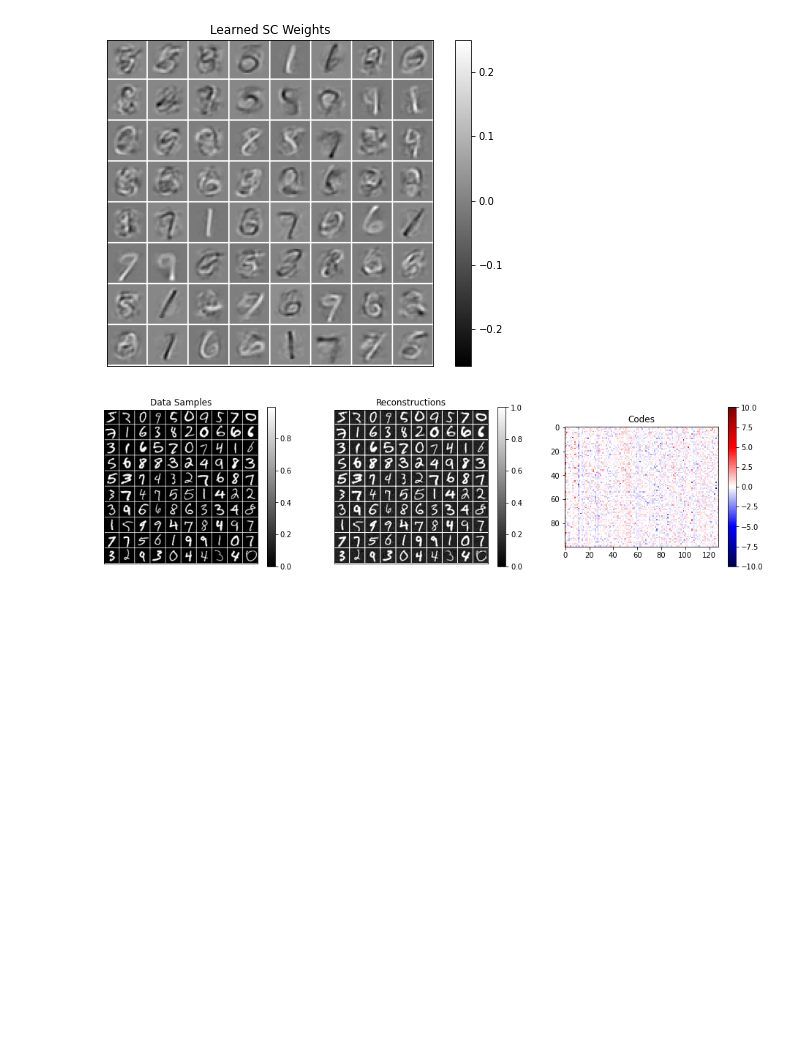
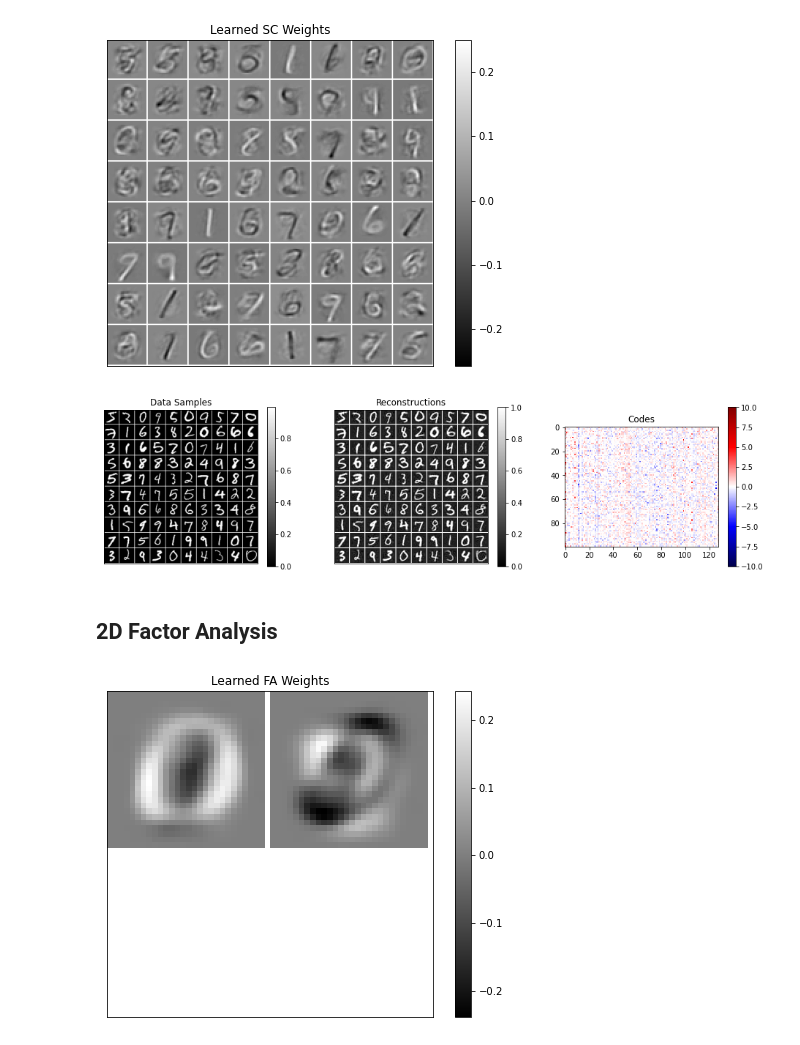
Before and after one commit to reml-lab/MLDemos, a Jupyter notebook: Linear_Autoencoders.ipynb, the cells around one changed output. Saved outputs shown, nothing was run; the diff lists cells and outputs as text; code cells hidden in the pictures; blank space fills up the shorter version.

```diff
--- a/Linear_Autoencoders.ipynb
+++ b/Linear_Autoencoders.ipynb
@@ -229,3 +247,16 @@ plt.colorbar()
 plt.clim(-10,10)
 # %% [output]
 [figure]
+# %% [markdown]
+## 2D Factor Analysis
+# %%
+FA = FactorAnalysis(n_components=2, tol=0.01, copy=True, max_iter=100, random_state=0)
+FA.fit(X[:5000,:])
+Wf=FA.components_
+mu = FA.mean_
+
+plt.figure(1,figsize=[8,6])
+plot_im_array2(Wf,28,2,2,"Learned FA Weights")
+plt.show()
+# %% [output]
+[figure, added]
```
Also changed, not shown: parts of 5 cells of this notebook.
